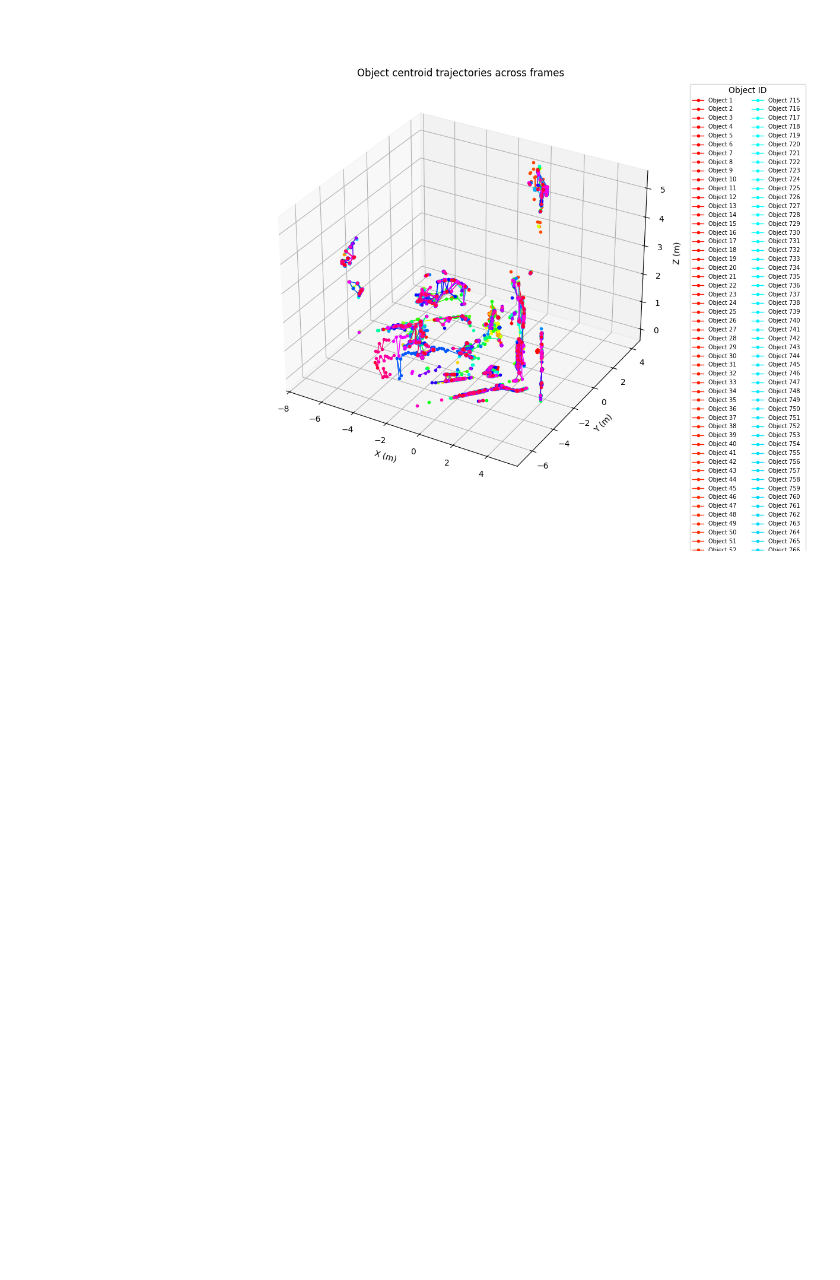
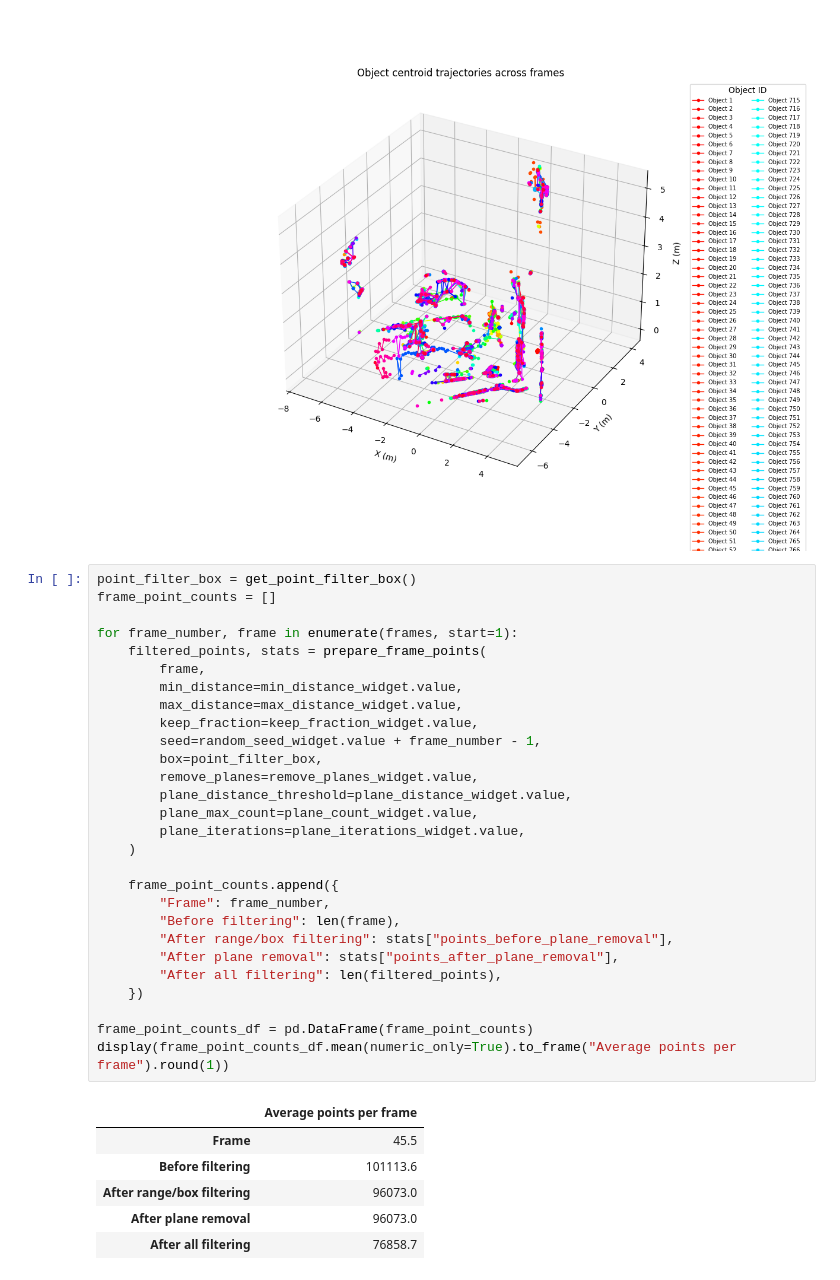
Before and after one commit to dan-gak/Lidar-Object-Detection, a Jupyter notebook: code/open_pcap.ipynb, the cells around one changed output. Saved outputs shown, nothing was run; the diff lists cells and outputs as text; blank space fills up the shorter version.

```diff
--- a/code/open_pcap.ipynb
+++ b/code/open_pcap.ipynb
@@ -1232,3 +1232,38 @@ else:
     plt.show()
 # %% [output]
 [figure]
+# %%
+point_filter_box = get_point_filter_box()
+frame_point_counts = []
+
+for frame_number, frame in enumerate(frames, start=1):
+    filtered_points, stats = prepare_frame_points(
+        frame,
+        min_distance=min_distance_widget.value,
+        max_distance=max_distance_widget.value,
+        keep_fraction=keep_fraction_widget.value,
+        seed=random_seed_widget.value + frame_number - 1,
+        box=point_filter_box,
+        remove_planes=remove_planes_widget.value,
+        plane_distance_threshold=plane_distance_widget.value,
+        plane_max_count=plane_count_widget.value,
+        plane_iterations=plane_iterations_widget.value,
+    )
+
+    frame_point_counts.append({
+        "Frame": frame_number,
+        "Before filtering": len(frame),
+        "After range/box filtering": stats["points_before_plane_removal"],
+        "After plane removal": stats["points_after_plane_removal"],
+        "After all filtering": len(filtered_points),
+    })
+
+frame_point_counts_df = pd.DataFrame(frame_point_counts)
+display(frame_point_counts_df.mean(numeric_only=True).to_frame("Average points per frame").round(1))
+# %% [output]
+|  | Average points per frame |
+| Frame | 45.5 |
+| Before filtering | 101113.6 |
+| After range/box filtering | 96073.0 |
+| After plane removal | 96073.0 |
+| After all filtering | 76858.7 |
```
Also changed, not shown: parts of 1 cell of this notebook, 1 other file.
